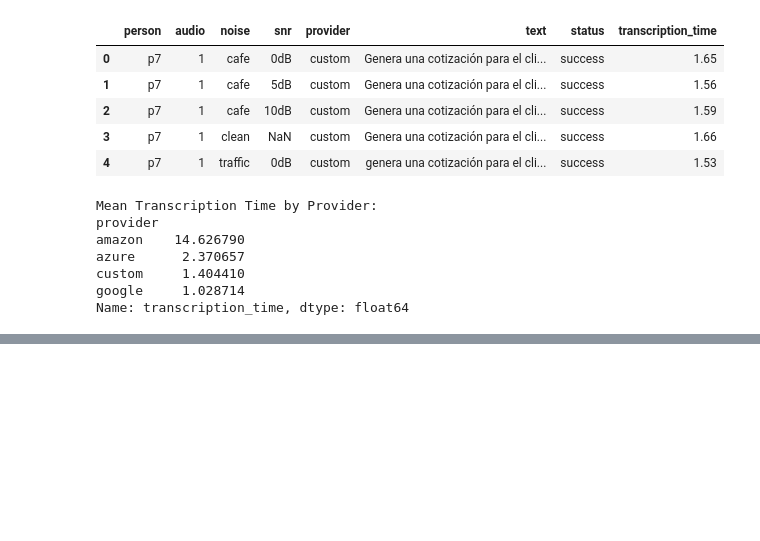
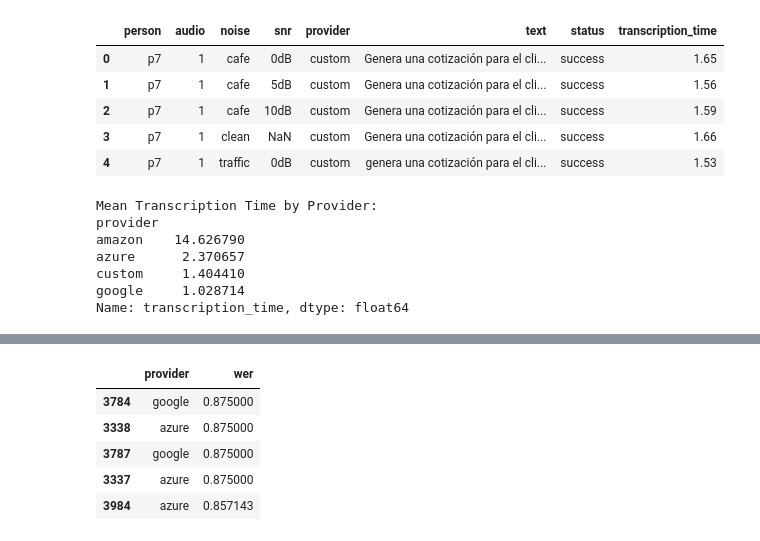
Before and after one commit to agomezb/ASR-Comparative, a Jupyter notebook: analisis.ipynb, the cells around one changed output, grey strips where cells are left out. Cells and saved outputs as stored; diff of their text form; code cells hidden in the pictures; blank space fills up the shorter version.

```diff
--- a/analisis.ipynb
+++ b/analisis.ipynb
@@ -98,0 +160,9 @@ Text column normalized successfully.
+# %%
+display(df_wer.sort_values(by='wer', ascending=False).head(5)[['provider','wer']])
+# %% [output]
+|  | provider | wer |
+| 3784 | google | 0.875000 |
+| 3338 | azure | 0.875000 |
+| 3787 | google | 0.875000 |
+| 3337 | azure | 0.875000 |
+| 3984 | azure | 0.857143 |
```
Also changed, not shown: parts of 6 cells of this notebook, 5 other files.
